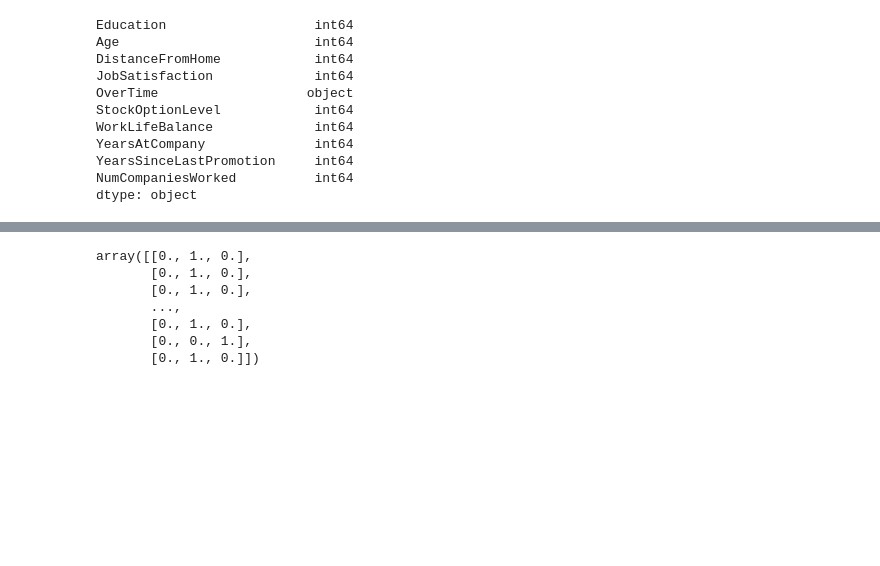
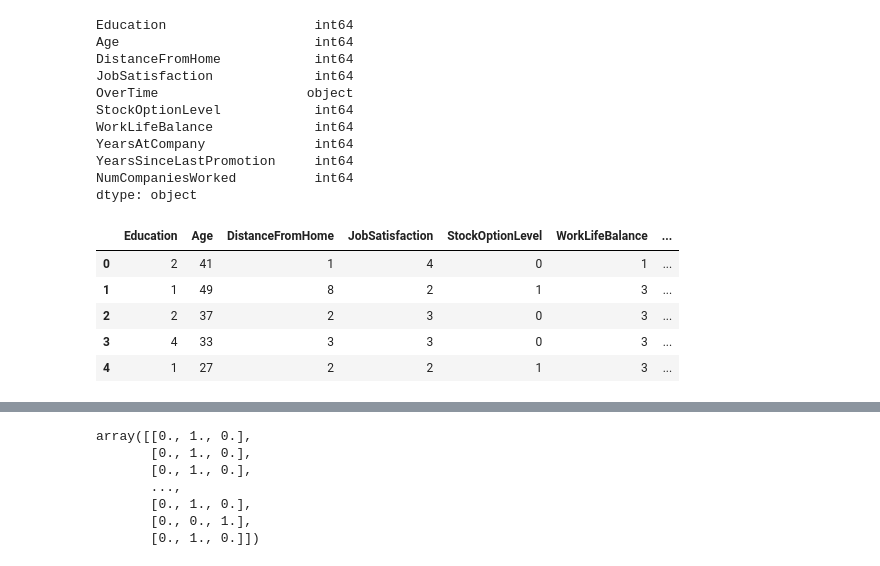
Before and after one commit to jstipe1/neural-network-challenge-2, a Jupyter notebook: attrition.ipynb, the cells around one changed output, grey strips where cells are left out. Saved outputs shown, nothing was run; the diff lists cells and outputs as text; code cells hidden in the pictures; blank space fills up the shorter version.

```diff
--- a/attrition.ipynb
+++ b/attrition.ipynb
@@ -59,11 +61,11 @@ Selected_Columns = attrition_df[['Education', 'Age', 'DistanceFromHome', 'JobSat
 
 
 # Create X_df using your selected columns
-X_df = Selected_Columns
+X = Selected_Columns
 
 
 # Show the data types for X_df
-X_df.dtypes
+X.dtypes
 # %% [output]
 Education                   int64
 Age                         int64
@@ -76,3 +78,21 @@ YearsAtCompany              int64
 YearsSinceLastPromotion     int64
 NumCompaniesWorked          int64
 dtype: object
+# %%
+# Convert your X data to numeric data types however you see fit
+# Add new code cells as necessary
+from sklearn.preprocessing import OneHotEncoder, LabelEncoder
+
+
+OverTime_encoder = OneHotEncoder(sparse_output=False)
+OverTime_encoded = OverTime_encoder.fit_transform([['OverTime']])
+OverTime_columns = OverTime_encoder.get_feature_names_out(['OverTime'])
+OverTime_df = pd.DataFrame(OverTime_encoded, columns=OverTime_columns)
+X.head()
+# %% [output]
+|  | Education | Age | DistanceFromHome | JobSatisfaction | StockOptionLevel | WorkLifeBalance | ... |
+| 0 | 2 | 41 | 1 | 4 | 0 | 1 | ... |
+| 1 | 1 | 49 | 8 | 2 | 1 | 3 | ... |
+| 2 | 2 | 37 | 2 | 3 | 0 | 3 | ... |
+| 3 | 4 | 33 | 3 | 3 | 0 | 3 | ... |
+| 4 | 1 | 27 | 2 | 2 | 1 | 3 | ... |
```
Also changed, not shown: parts of 6 cells of this notebook.
